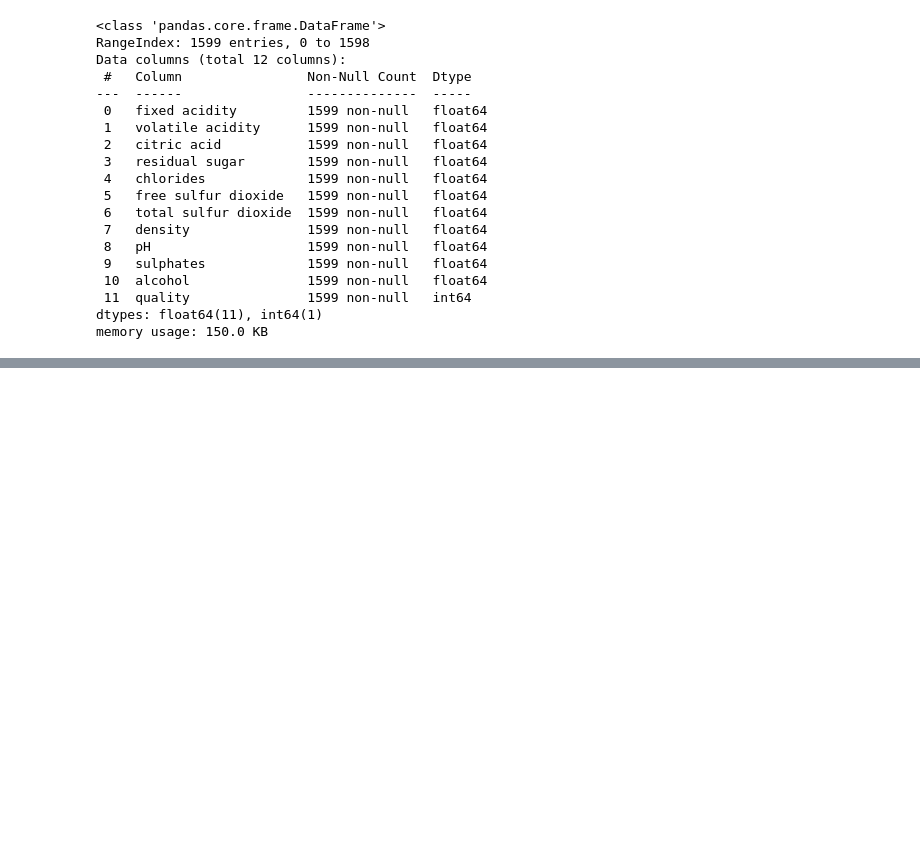
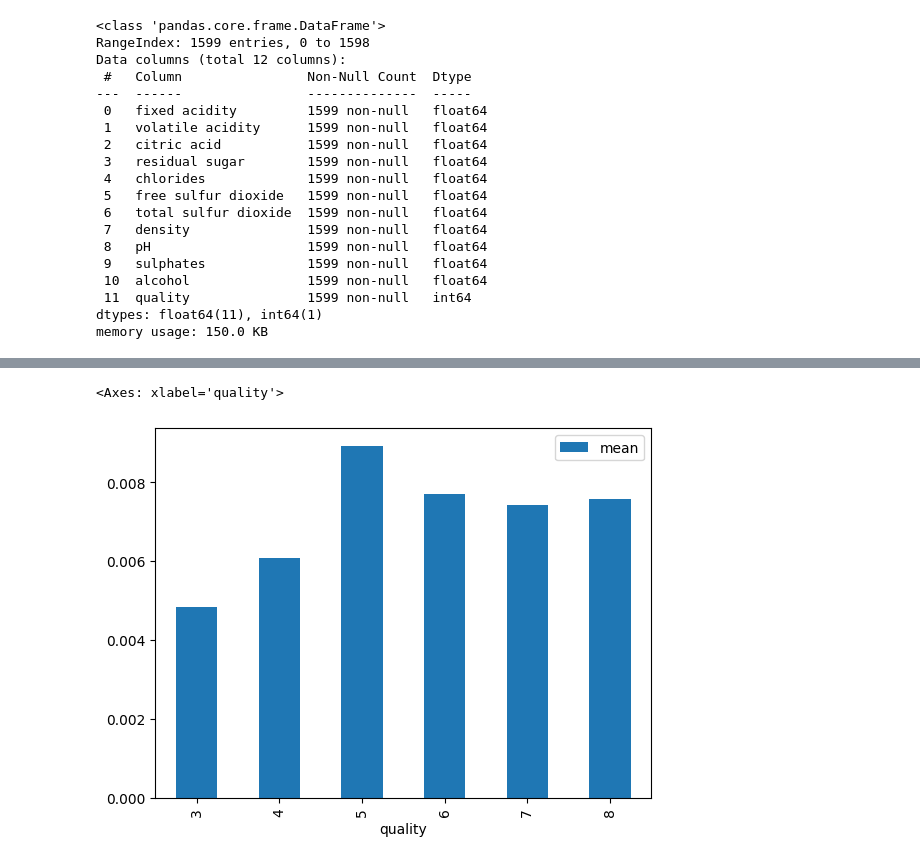
Before and after one commit to Jin0704/Prediction-of-quality-of-Wine, a Jupyter notebook: 專案實作_紅酒品質分類預測.ipynb, the cells around one changed output, grey strips where cells are left out. Drawn from its saved outputs; the diff is of its cells as text; code cells hidden in the pictures; blank space fills up the shorter version.

```diff
--- a/專案實作_紅酒品質分類預測.ipynb
+++ b/專案實作_紅酒品質分類預測.ipynb
@@ -140,0 +213,8 @@ print(rfc_eval.mean())
+# %%
+#特徵工程
+full['mso2']=full['free sulfur dioxide']/(1+10**full['pH']-1.81)
+# %%
+full.groupby("quality")['mso2'].aggregate(['mean']).plot.bar()
+# %% [output]
+<Axes: xlabel='quality'>
+[figure, added]
```
Also changed, not shown: parts of 22 cells of this notebook.
